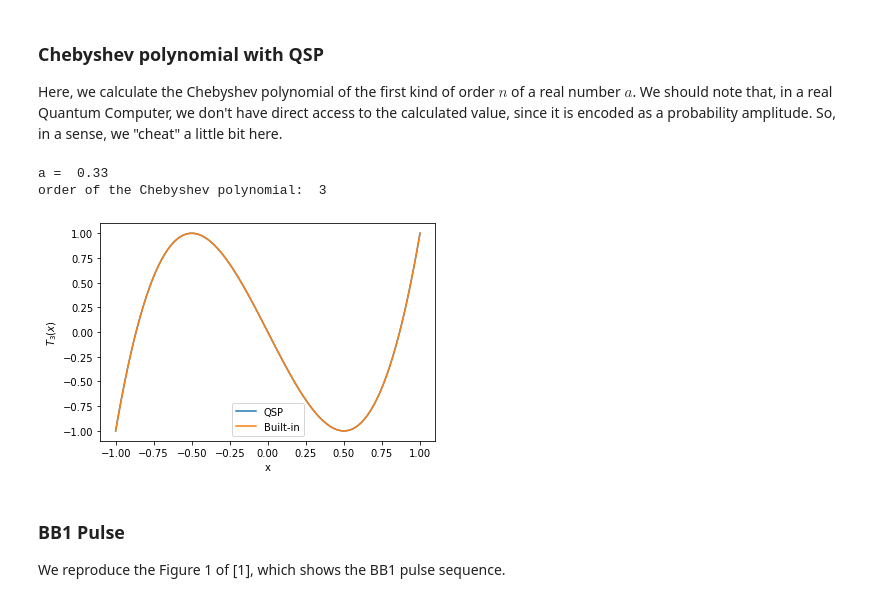
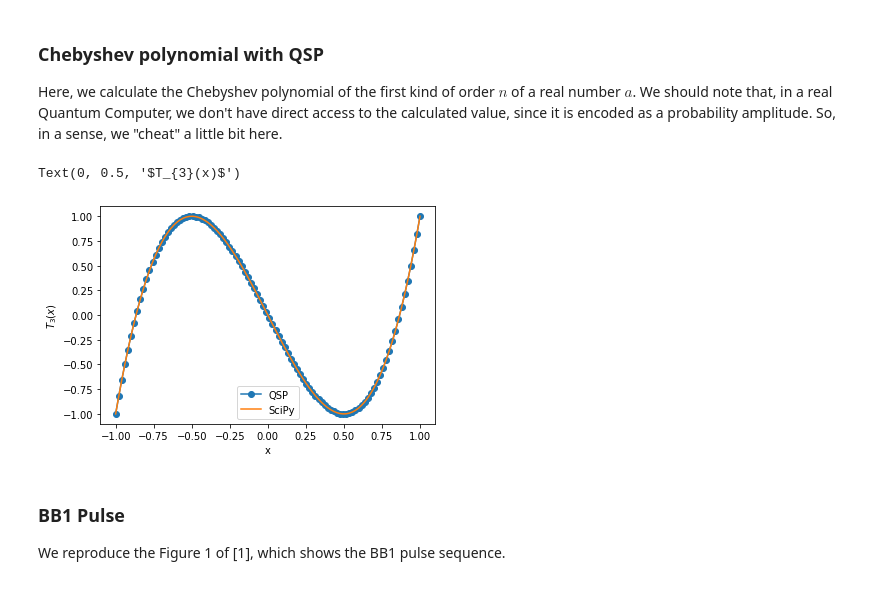
Before and after one commit to agnikit/QSVT, a Jupyter notebook: qsvt.ipynb, the cells around one changed output. Saved outputs shown, nothing was run; the diff lists cells and outputs as text; code cells hidden in the pictures.

Commit message:
updated chebyshev polynomial

```diff
--- a/qsvt.ipynb
+++ b/qsvt.ipynb
@@ -53,38 +53,34 @@ direct access to the calculated value, since it is encoded as a probability ampl
 # %%
 # create the backend, it will be used to run all the circuits
 backend = Aer.get_backend('statevector_simulator')
 
-# create the circuit
-a = 0.33 # the real number a, for which we want to calculate the Chebyshev polynomial
+# parameters of the QSP
 N = 3 ; # order of the Chebyshev polynomial
-phi = np.zeros(N+1) #
-print('a = ', a)
-print('order of the Chebyshev polynomial: ', N)
+phi = np.zeros(N+1) ; # rotation phases
 
 
 x = np.linspace(-1,1,100)
 chebyt_qsp = np.zeros(x.size)
 chebyt_builtin = np.zeros(x.size)
 
 for i in range(x.size):
     qc = create_QSP_circuit(x[i],phi)
     job = backend.run(qc)
     result = job.result()
     output_state = result.get_statevector(qc)
     calculated_chebyt = output_state.data[0]
     chebyt_qsp[i] = np.real(calculated_chebyt)
     chebyt_builtin[i] = chebyt(N)(x[i])
 
 # plot the results
-plt.plot(x,chebyt_qsp, label='QSP', linestyle = '--')
-plt.plot(x,chebyt_builtin, label='Built-in', linestyle = 'solid')
+plt.plot(x,chebyt_qsp, label='QSP', marker = 'o')
+plt.plot(x,chebyt_builtin, label='SciPy')
 plt.legend()
 plt.xlabel('x')
 plt.ylabel(r'$T_{%d}(x)$'%N)
 # %% [output]
-a =  0.33
-order of the Chebyshev polynomial:  3
+Text(0, 0.5, '$T_{3}(x)$')
-[figure, old version]
+[figure, new version]
 # %% [markdown]
 ### BB1 Pulse
 
```
